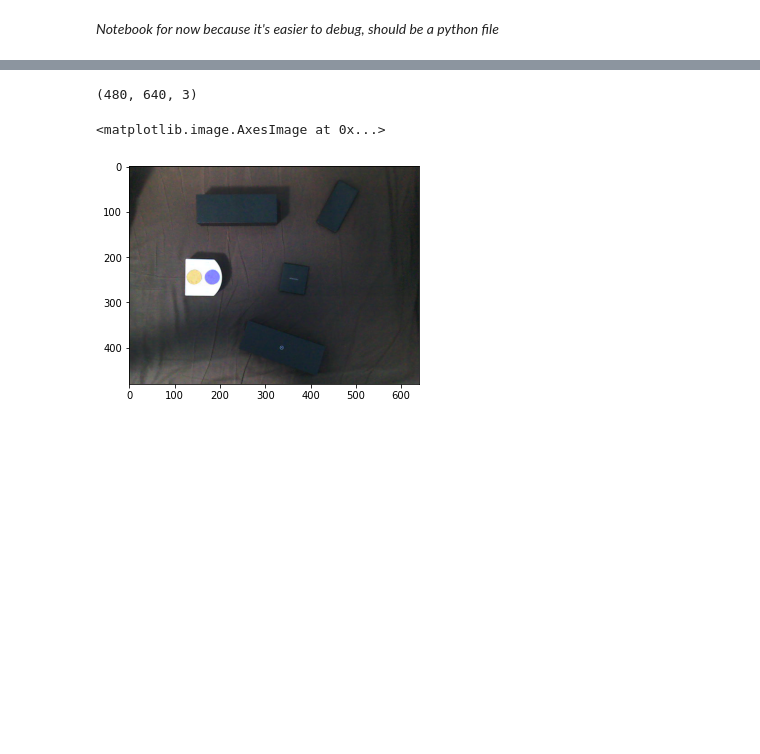
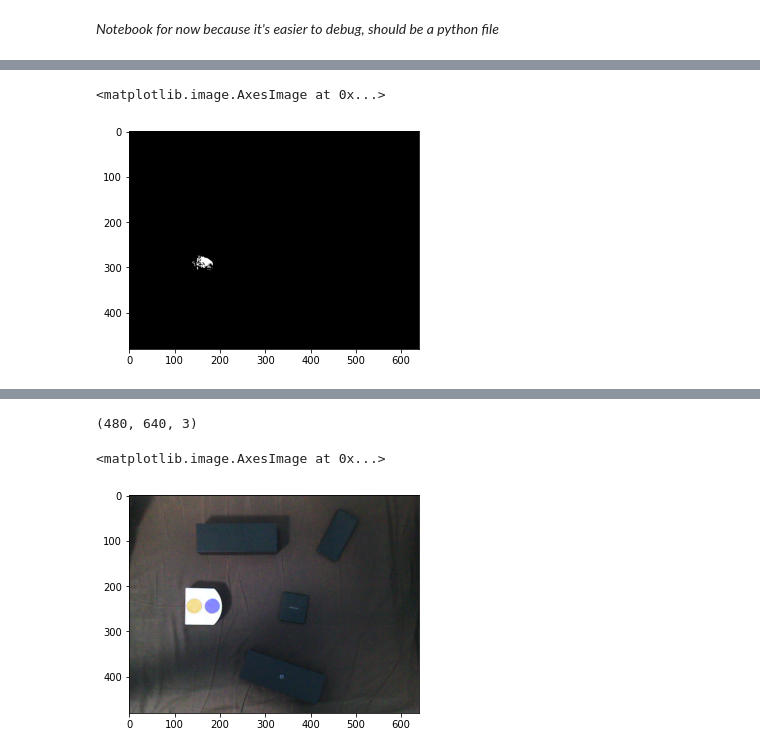
Before and after one commit to AntoineDelaloye/mobile_robotics_project, a Jupyter notebook: Vision.ipynb, the cells around one changed output, grey strips where cells are left out. Drawn from its saved outputs; the diff is of its cells as text; code cells hidden in the pictures; blank space fills up the shorter version.

```diff
--- a/Vision.ipynb
+++ b/Vision.ipynb
@@ -162,0 +259,9 @@ i don't see the robot !!
+# %%
+tune = cv2.cvtColor(vision.obstacle_img, cv2.COLOR_BGR2RGB)
+gray_tune = cv2.cvtColor(tune, cv2.COLOR_BGR2GRAY)
+_, thymio_mask = cv2.threshold(gray_tune, 220, 255, cv2.THRESH_BINARY)
+
+plt.imshow(thymio_mask, "gray")
+# %% [output]
+<matplotlib.image.AxesImage at 0x...>
+[figure, added]
```
Also changed, not shown: parts of 11 cells of this notebook.
